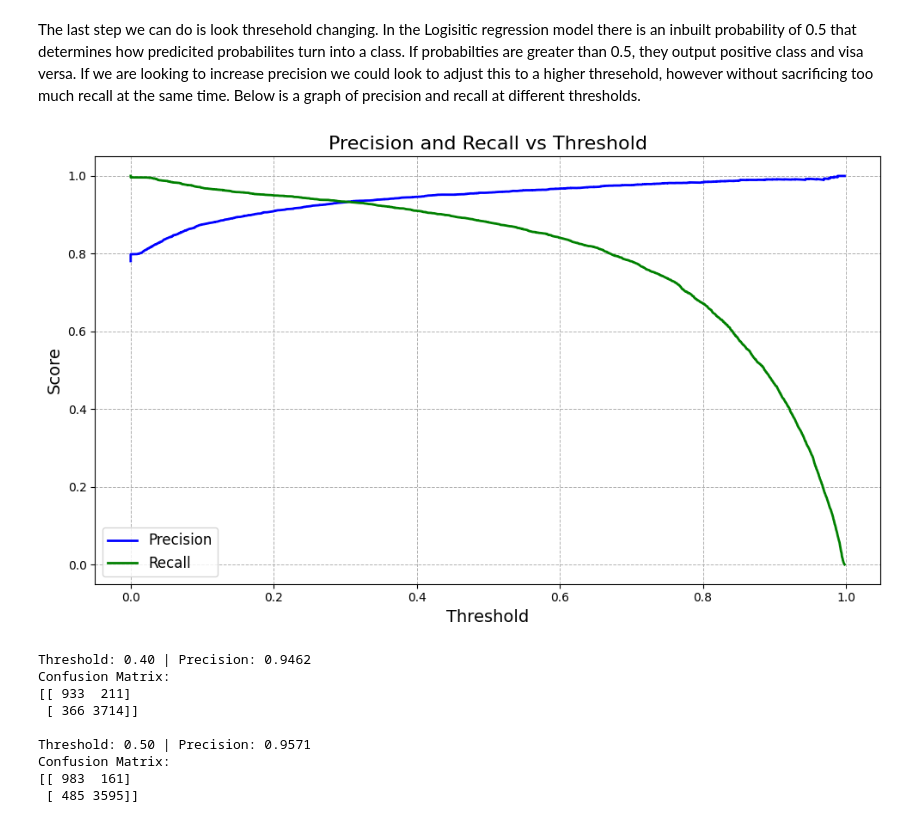
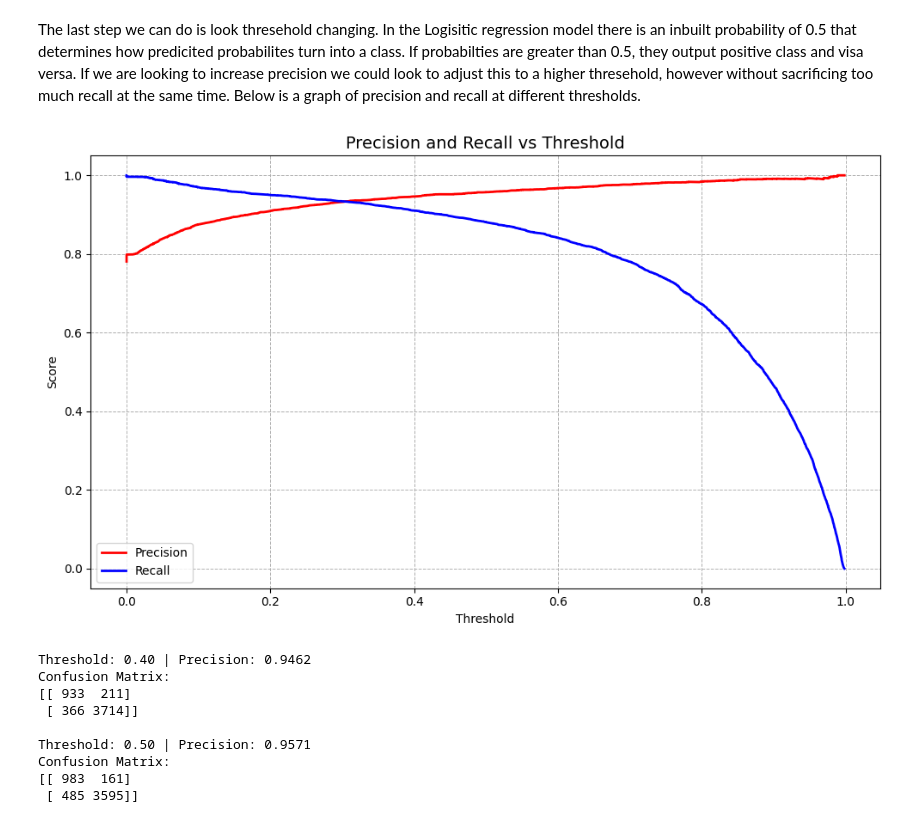
Before and after one commit to christianndjanda/-DST_Assessment_1_Group_4, a Jupyter notebook: ImranV/logitistic_reg_model.ipynb, the cells around one changed output. Drawn from its saved outputs; the diff is of its cells as text; code cells hidden in the pictures.

Commit message:
graph

```diff
--- a/ImranV/logitistic_reg_model.ipynb
+++ b/ImranV/logitistic_reg_model.ipynb
@@ -1008,31 +1008,31 @@ The last step we can do is look thresehold changing. In the Logisitic regression
 # %%
 final_model = LogisticRegression(C=100, penalty='l1',max_iter=2000,solver= 'liblinear', tol=0.0001)
 final_model.fit(X_train_resampled, y_train_resampled)
 
 y_scores = final_model.predict_proba(X_test)[:, 1]
 
 precision, recall, thresholds = precision_recall_curve(y_test, y_scores)
 
 
 def plot_prec_recall_vs_thresh(precisions, recalls, thresholds):
     plt.figure(figsize=(10, 6))
 
 
-    plt.plot(thresholds, precisions[:-1], 'b-', label='Precision', linewidth=2)
-    plt.plot(thresholds, recalls[:-1], 'g-', label='Recall', linewidth=2)
+    plt.plot(thresholds, precisions[:-1], 'r-', label='Precision', linewidth=2)
+    plt.plot(thresholds, recalls[:-1], 'b-', label='Recall', linewidth=2)
 
-    plt.xlabel('Threshold', fontsize=14)
-    plt.ylabel('Score', fontsize=14)
-    plt.title('Precision and Recall vs Threshold', fontsize=16)
+    plt.xlabel('Threshold', fontsize=10)
+    plt.ylabel('Score', fontsize=10)
+    plt.title('Precision and Recall vs Threshold', fontsize=14)
     plt.grid(True, which='both', linestyle='--', linewidth=0.7)
 
-    plt.legend(loc='best', fontsize=12)
+    plt.legend(loc='best', fontsize=10)
     plt.tight_layout()
     plt.show()
 
 plot_prec_recall_vs_thresh(precision, recall, thresholds)
 # %% [output]
-[figure, old version]
+[figure, new version]
 # %%
 thresholds = [0.4, 0.5, 0.6, 0.7, 0.8]
 
```
